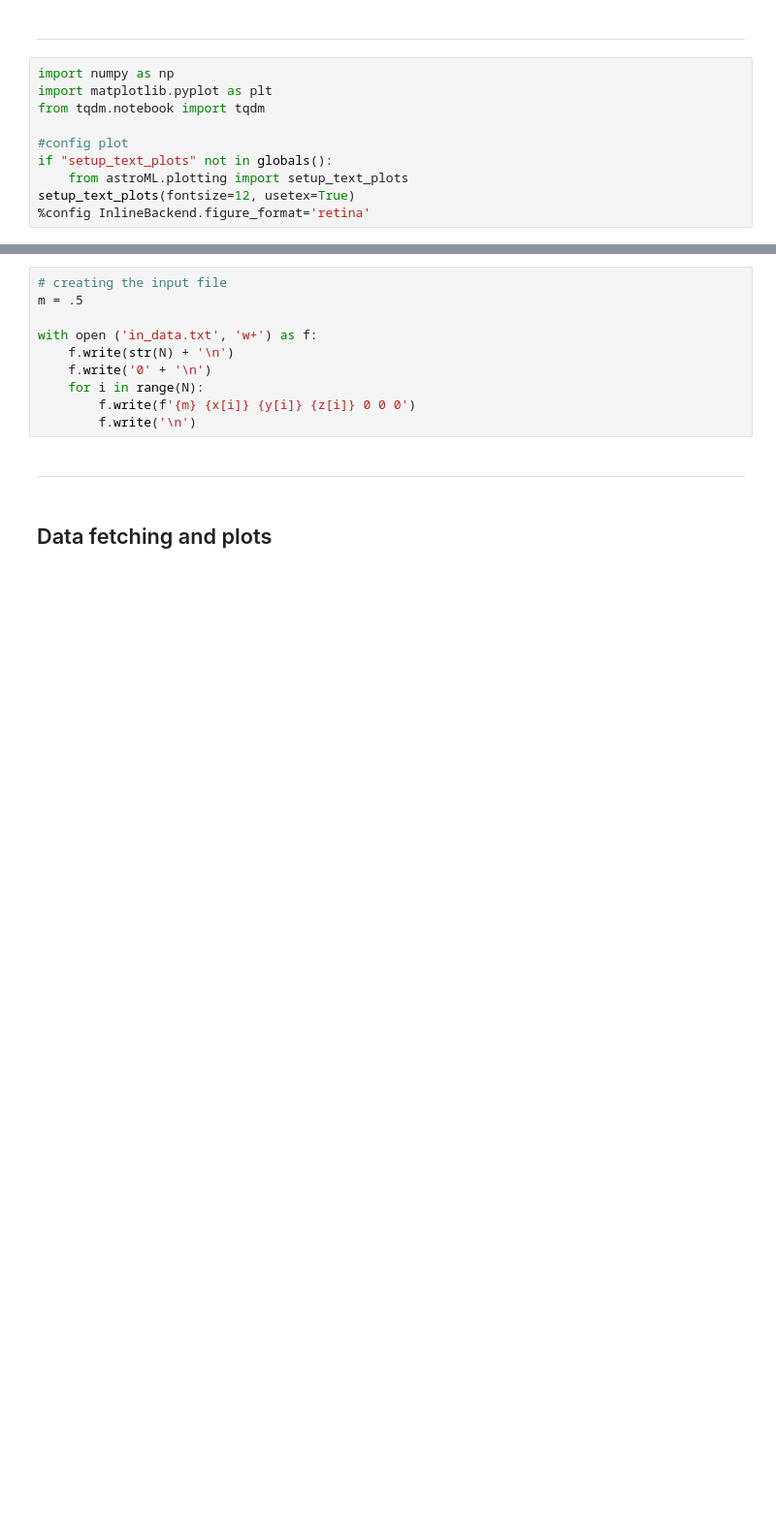
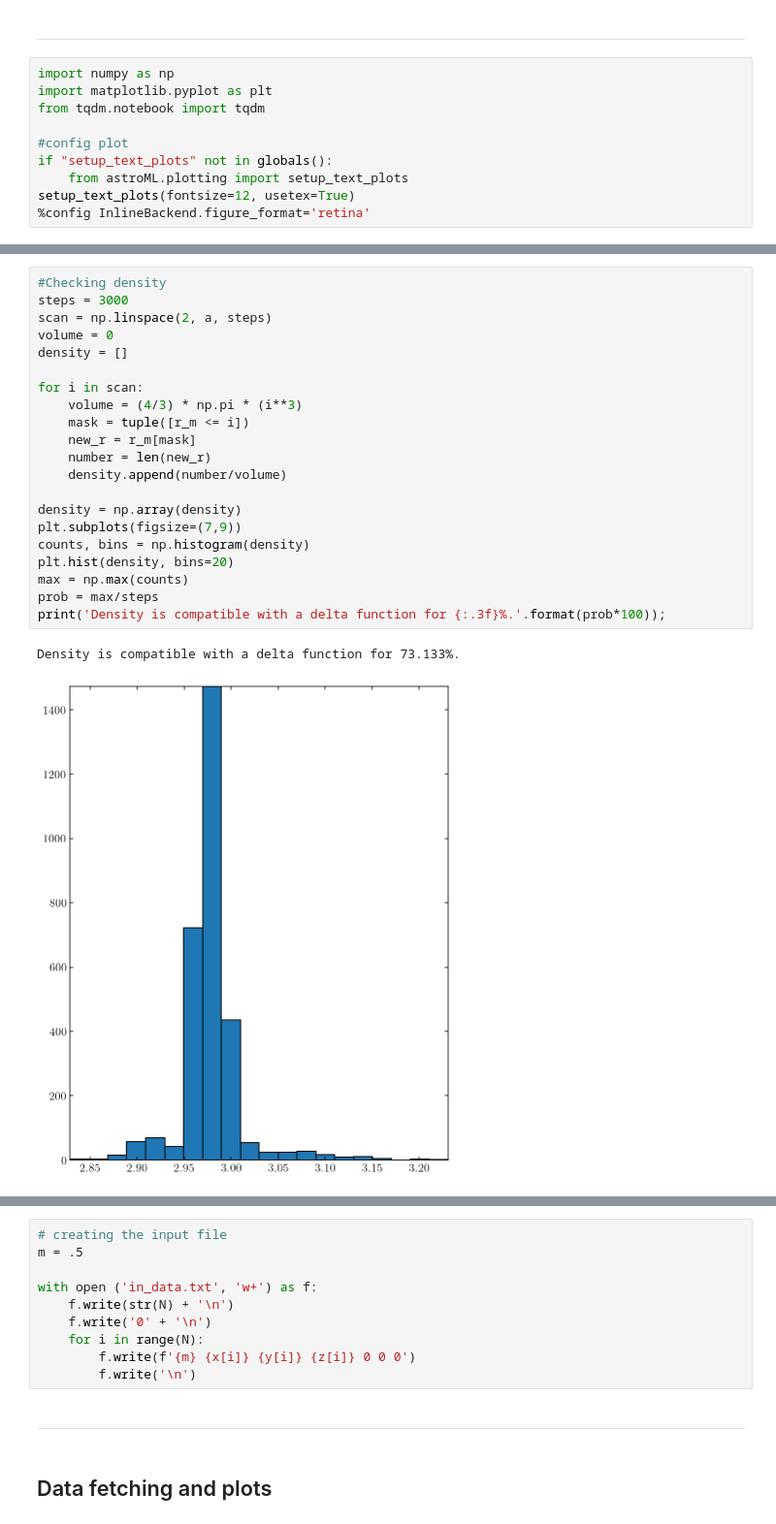
Before and after one commit to smucedola/galaxies-dynamics_2023, a Jupyter notebook: nbody_sh1/selfsimilar_collapse/m = 0.5/selfsphere.ipynb, the cells around one changed output, grey strips where cells are left out. Shown at 97% size. Cells and saved outputs as stored; diff of their text form; blank space fills up the shorter version.

```diff
--- a/nbody_sh1/selfsimilar_collapse/m = 0.5/selfsphere.ipynb
+++ b/nbody_sh1/selfsimilar_collapse/m = 0.5/selfsphere.ipynb
@@ -105,3 +105,27 @@ axs[1].scatter(x_m,y_m,z_m, s =.5, color='royalblue');
+# %%
+#Checking density
+steps = 3000
+scan = np.linspace(2, a, steps)
+volume = 0
+density = []
+
+for i in scan:
+    volume = (4/3) * np.pi * (i**3)
+    mask = tuple([r_m <= i])
+    new_r = r_m[mask]
+    number = len(new_r)
+    density.append(number/volume)
+
+density = np.array(density)
+plt.subplots(figsize=(7,9))
+counts, bins = np.histogram(density)
+plt.hist(density, bins=20)
+max = np.max(counts)
+prob = max/steps
+print('Density is compatible with a delta function for {:.3f}%.'.format(prob*100));
+# %% [output]
+Density is compatible with a delta function for 73.133%.
+[figure, added]
 # %%
 fig, axs = plt.subplots(2,2, figsize = (7,7), tight_layout = True)
 
```
Also changed, not shown: parts of 3 cells of this notebook.
